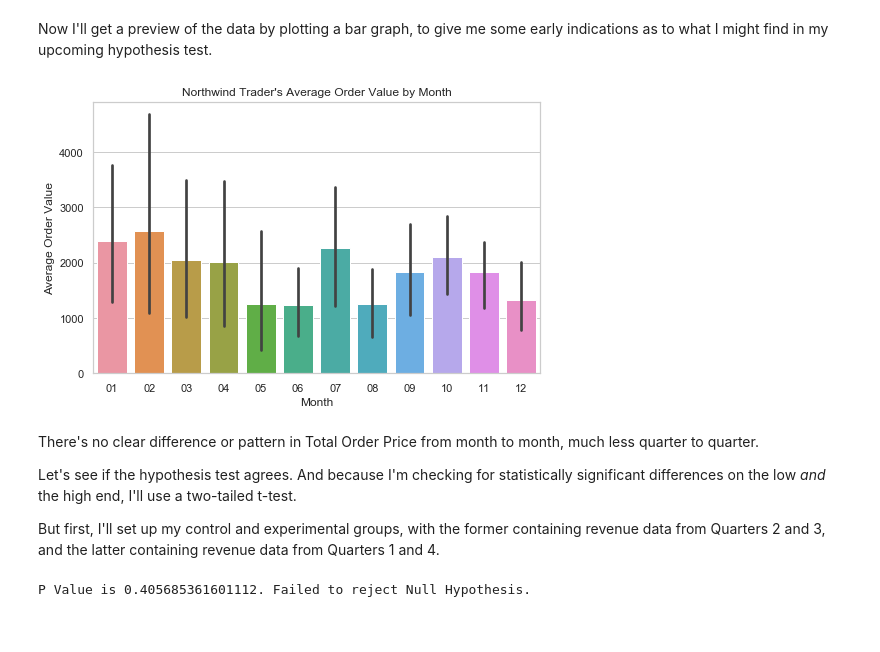
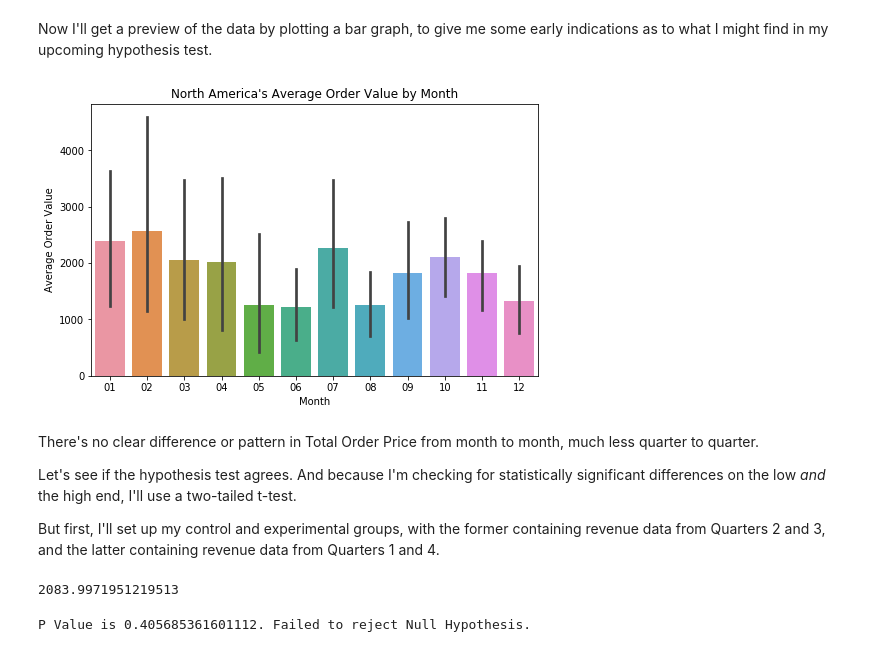
Before and after one commit to timsennett/northwind-hypothesis-tests, a Jupyter notebook: Northwind-project.ipynb, the cells around one changed output. Saved outputs shown, nothing was run; the diff lists cells and outputs as text; code cells hidden in the pictures.

```diff
--- a/Northwind-project.ipynb
+++ b/Northwind-project.ipynb
@@ -783,12 +811,12 @@ Now I'll get a preview of the data by plotting a bar graph, to give me some earl
 # %%
 plt.figure(figsize=(8,5))
 sns.barplot(df4.OrderMonth, df4.TotalOrderPrice)
 plt.xlabel('Month')
 plt.ylabel('Average Order Value')
-plt.title("Northwind Trader's Average Order Value by Month")
+plt.title("North America's Average Order Value by Month")
 plt.show()
 # %% [output]
-[figure, old version]
+[figure, new version]
 # %% [markdown]
 There's no clear difference or pattern in Total Order Price from month to month, much less quarter to quarter.
 
@@ -812,6 +840,10 @@ Q14 = Q14[Q14['OrderMonth'] != '09']
 # %%
 Q23 = Q23['TotalOrderPrice'] # control group (Quarters 2, 3)
 Q14 = Q14['TotalOrderPrice'] # experimental group (Quarters 1, 4)
+# %%
+Q14.mean()
+# %% [output]
+2083.9971951219513
 # %%
 # perform two-tailed Welch's t-test
 t_stat, p = stats.ttest_ind(Q23, Q14, equal_var=False) # False indicates Welch's t-test
```
Also changed, not shown: parts of 10 cells of this notebook, 2 other files.
